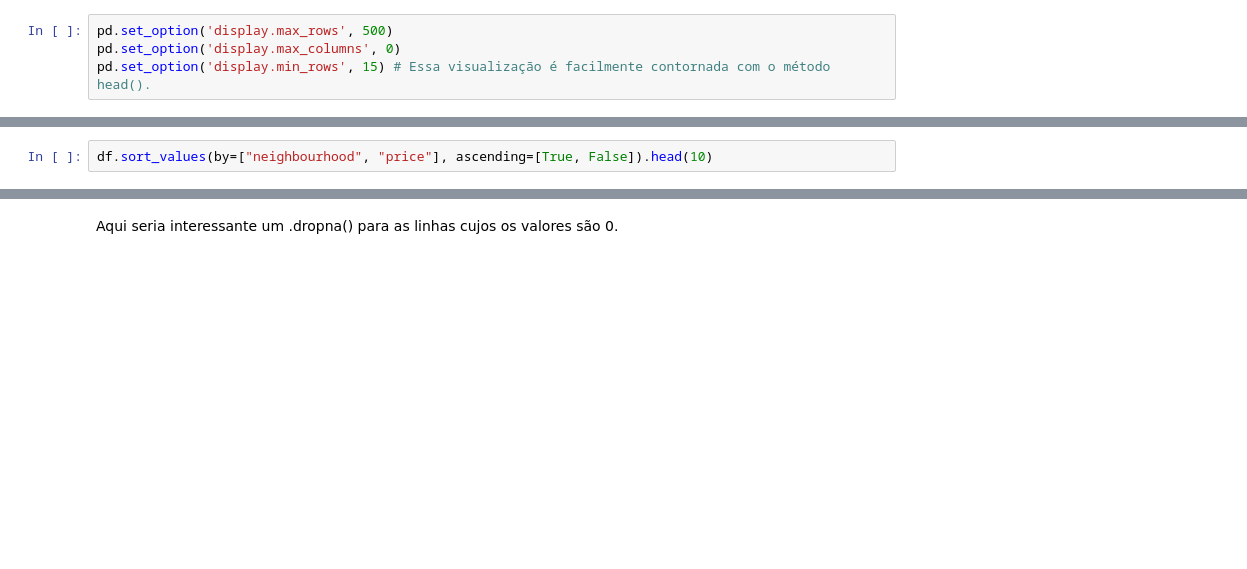
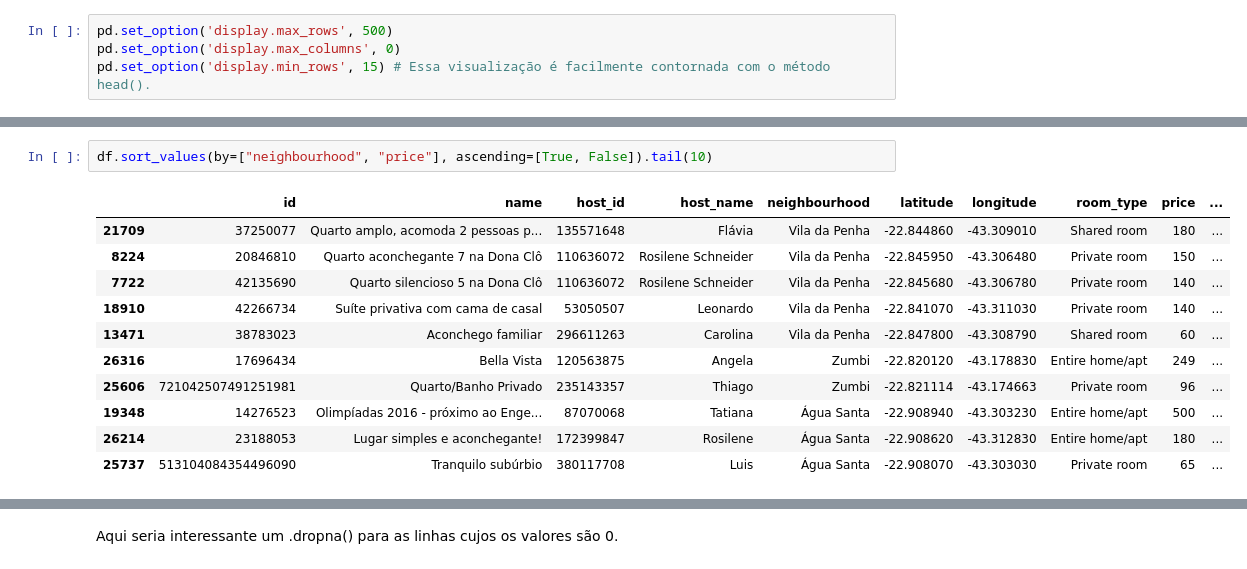
Before and after one commit to erinardo-data/Projeto-Tecnica-Programacao-Final, a Jupyter notebook: Projeto_Final.ipynb, the cells around one changed output, grey strips where cells are left out. Cells and saved outputs as stored; diff of their text form; blank space fills up the shorter version.

```diff
--- a/Projeto_Final.ipynb
+++ b/Projeto_Final.ipynb
@@ -23,5 +57,17 @@ df.head(3).T # Transposta das colunas
 # %%
-df.sort_values(by=["neighbourhood", "price"], ascending=[True, False]).head(10)
+df.sort_values(by=["neighbourhood", "price"], ascending=[True, False]).tail(10)
+# %% [output]
+|  | id | name | host_id | host_name | neighbourhood | latitude | longitude | room_type | price | ... |
+| 21709 | 37250077 | Quarto amplo, acomoda 2 pessoas p... | 135571648 | Flávia | Vila da Penha | -22.844860 | -43.309010 | Shared room | 180 | ... |
+| 8224 | 20846810 | Quarto aconchegante 7 na Dona Clô | 110636072 | Rosilene Schneider | Vila da Penha | -22.845950 | -43.306480 | Private room | 150 | ... |
+| 7722 | 42135690 | Quarto silencioso 5 na Dona Clô | 110636072 | Rosilene Schneider | Vila da Penha | -22.845680 | -43.306780 | Private room | 140 | ... |
+| 18910 | 42266734 | Suíte privativa com cama de casal | 53050507 | Leonardo | Vila da Penha | -22.841070 | -43.311030 | Private room | 140 | ... |
+| 13471 | 38783023 | Aconchego familiar | 296611263 | Carolina | Vila da Penha | -22.847800 | -43.308790 | Shared room | 60 | ... |
+| 26316 | 17696434 | Bella Vista | 120563875 | Angela | Zumbi | -22.820120 | -43.178830 | Entire home/apt | 249 | ... |
+| 25606 | 721042507491251981 | Quarto/Banho Privado | 235143357 | Thiago | Zumbi | -22.821114 | -43.174663 | Private room | 96 | ... |
+| 19348 | 14276523 | Olimpíadas 2016 - próximo ao Enge... | 87070068 | Tatiana | Água Santa | -22.908940 | -43.303230 | Entire home/apt | 500 | ... |
+| 26214 | 23188053 | Lugar simples e aconchegante! | 172399847 | Rosilene | Água Santa | -22.908620 | -43.312830 | Entire home/apt | 180 | ... |
+| 25737 | 513104084354496090 | Tranquilo subúrbio | 380117708 | Luis | Água Santa | -22.908070 | -43.303030 | Private room | 65 | ... |
 # %%
 # display(df.duplicated().sum())
 # display(df["id"].duplicated().sum())
```
Also changed, not shown: parts of 12 cells of this notebook, 2 other files.
